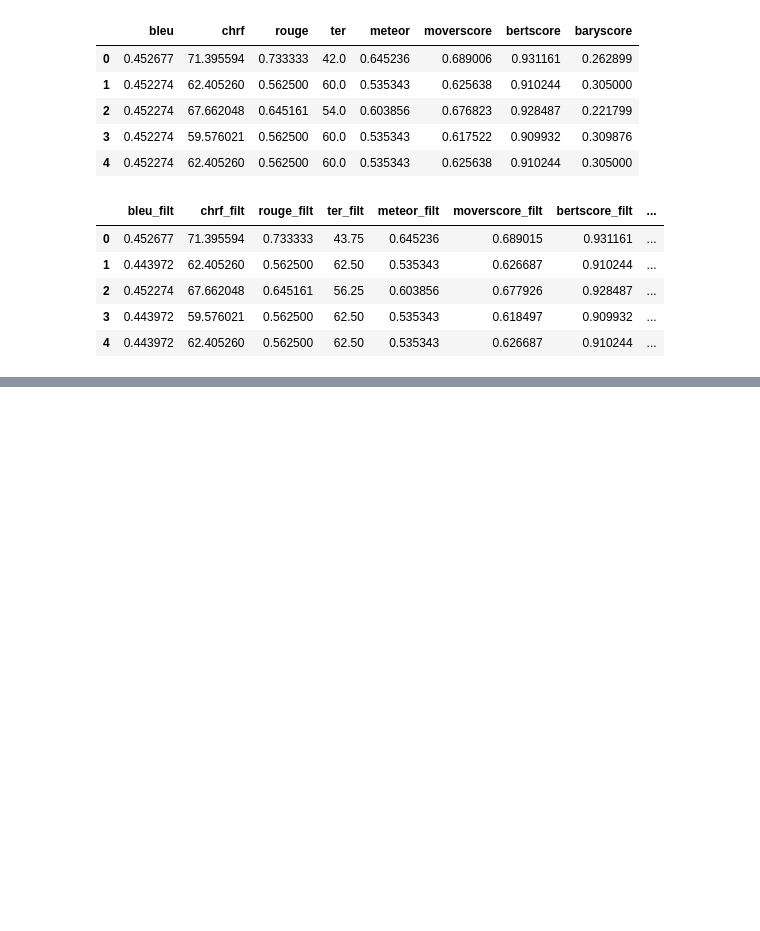
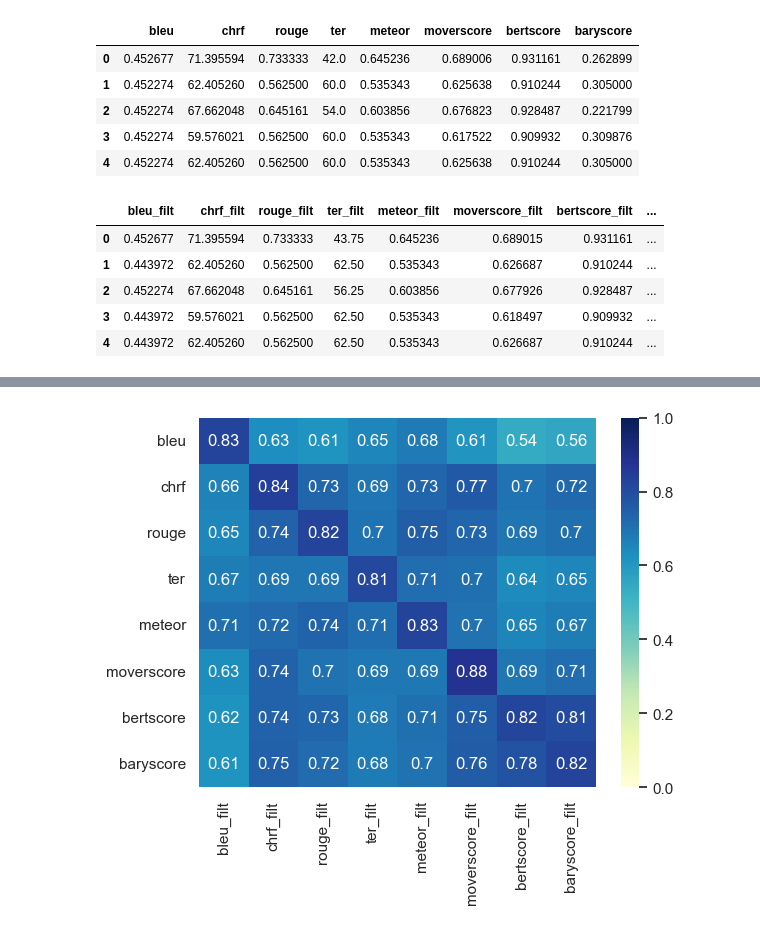
Before and after one commit to fernandokm/nlg_metrics_similarity, a Jupyter notebook: tests.ipynb, the cells around one changed output, grey strips where cells are left out. Cells and saved outputs as stored; diff of their text form; code cells hidden in the pictures; blank space fills up the shorter version.

```diff
--- a/tests.ipynb
+++ b/tests.ipynb
@@ -81,0 +97,5 @@ full_data.head()
+# %%
+plt.title("Correlation matrix between filtered and non-filtered metrics")
+g = sns.heatmap(corr_mat.loc[normal_columns, filt_columns], cmap="YlGnBu", vmin=0, vmax=1, annot=True)
+# %% [output]
+[figure, added]
```
Also changed, not shown: parts of 5 cells of this notebook, 1 other file.
